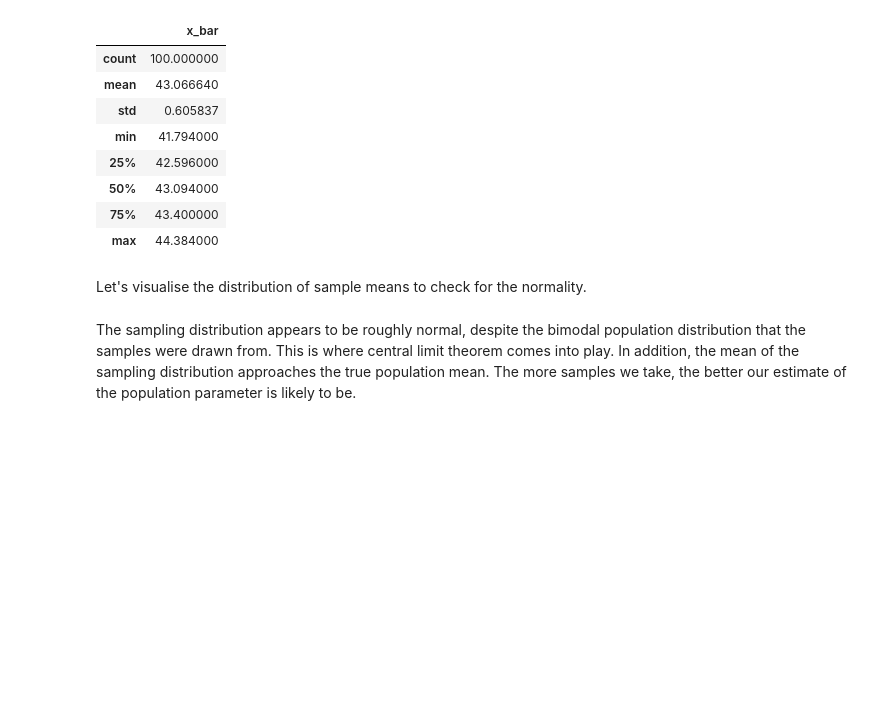
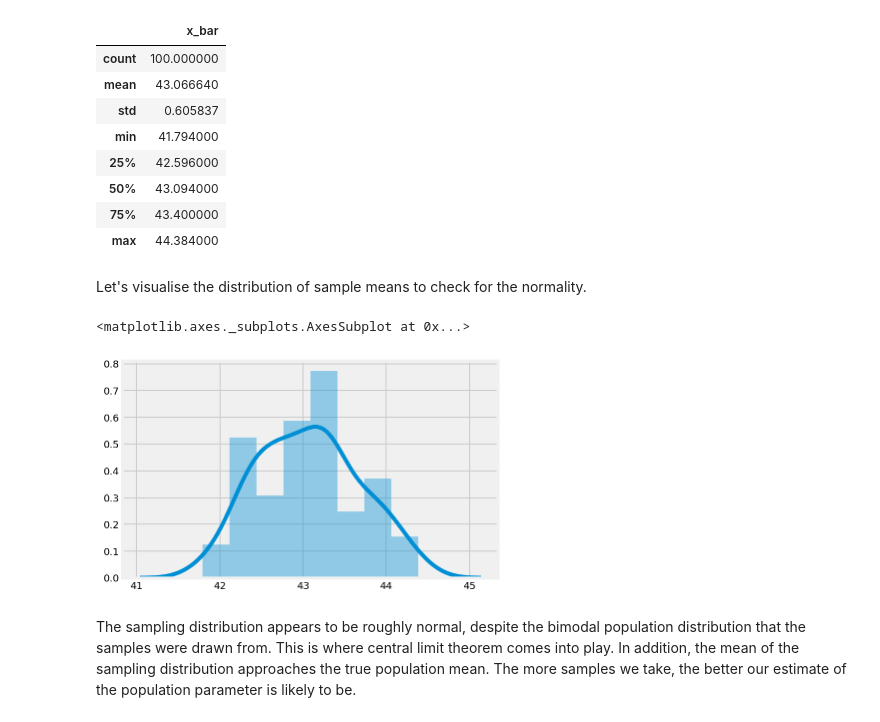
Before and after one commit to MangrobanGit/dsc-2-19-15-confidence-intervals-lab-seattle-ds-career-040119, a Jupyter notebook: index.ipynb, the cells around one changed output. Drawn from its saved outputs; the diff is of its cells as text; code cells hidden in the pictures; blank space fills up the shorter version.

```diff
--- a/index.ipynb
+++ b/index.ipynb
@@ -155,7 +155,10 @@ Let's visualise the distribution of sample means to check for the normality.
 # %%
 #Visualize the point estimates by plotting a density plot (use pandas)
 
-sns.dist
+sns.distplot(pt_est)
+# %% [output]
+<matplotlib.axes._subplots.AxesSubplot at 0x...>
+[figure, added]
 # %% [markdown]
 The sampling distribution appears to be roughly normal, despite the bimodal population distribution that the samples were drawn from. This is where central limit theorem comes into play. In addition, the mean of the sampling distribution approaches the true population mean. The more samples we take, the better our estimate of the population parameter is likely to be.
 # %% [markdown]
```
